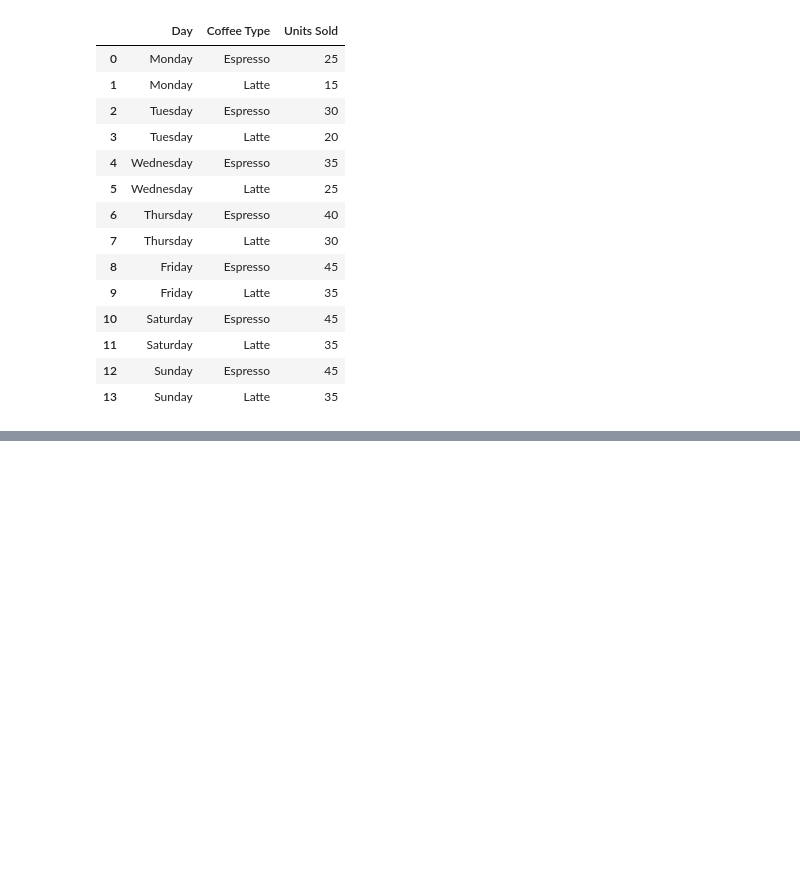
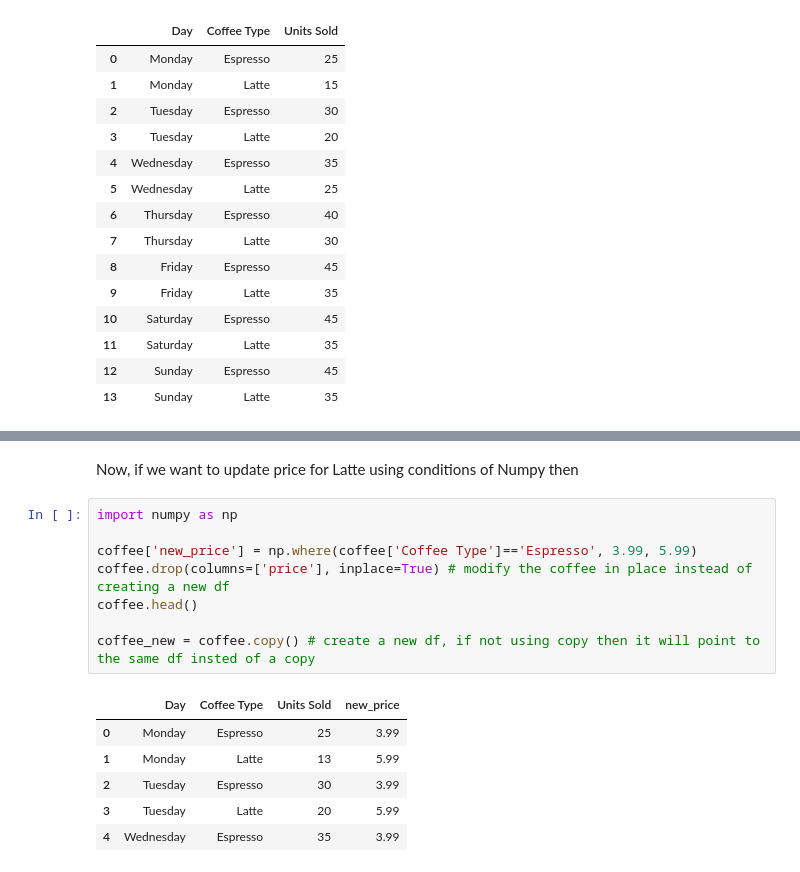
Before and after one commit to nik2168/pandas, a Jupyter notebook: practice.ipynb, the cells around one changed output, grey strips where cells are left out. Cells and saved outputs as stored; diff of their text form; blank space fills up the shorter version.

```diff
--- a/practice.ipynb
+++ b/practice.ipynb
@@ -64,0 +140,17 @@ coffee.loc[:4] # numpy like syntax
+# %% [markdown]
+Now, if we want to update price for Latte using conditions of Numpy then
+# %%
+import numpy as np
+
+coffee['new_price'] = np.where(coffee['Coffee Type']=='Espresso', 3.99, 5.99)
+coffee.drop(columns=['price'], inplace=True) # modify the coffee in place instead of creating a new df
+coffee.head()
+
+coffee_new = coffee.copy() # create a new df, if not using copy then it will point to the same df insted of a copy
+# %% [output]
+|  | Day | Coffee Type | Units Sold | new_price |
+| 0 | Monday | Espresso | 25 | 3.99 |
+| 1 | Monday | Latte | 13 | 5.99 |
+| 2 | Tuesday | Espresso | 30 | 3.99 |
+| 3 | Tuesday | Latte | 20 | 5.99 |
+| 4 | Wednesday | Espresso | 35 | 3.99 |
```
Also changed, not shown: parts of 9 cells of this notebook, 7 other files.
